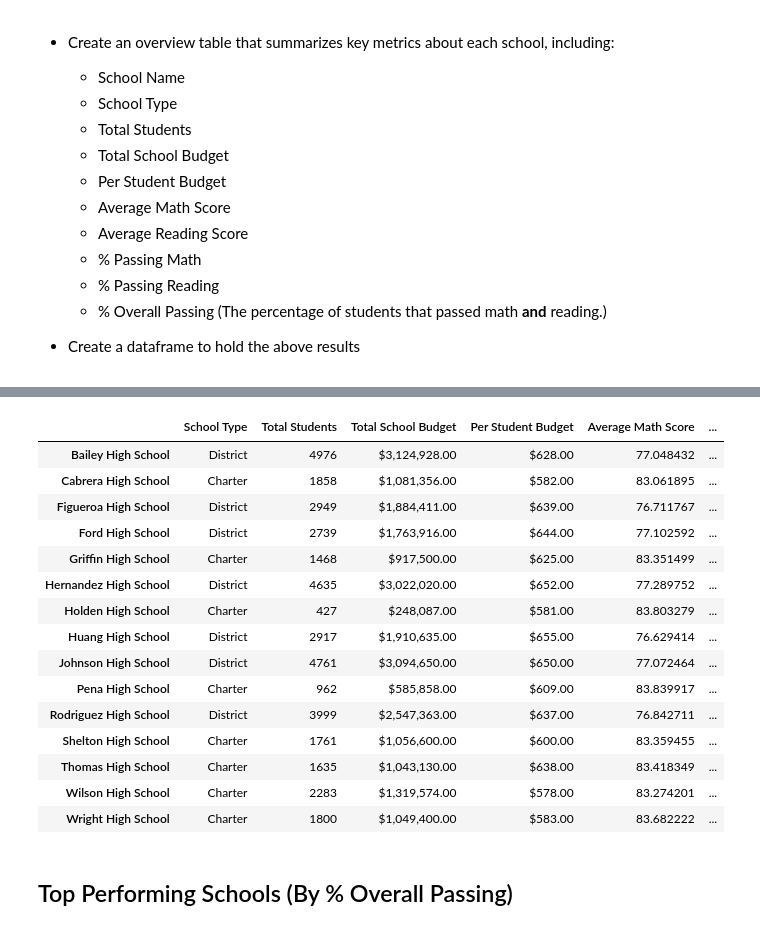
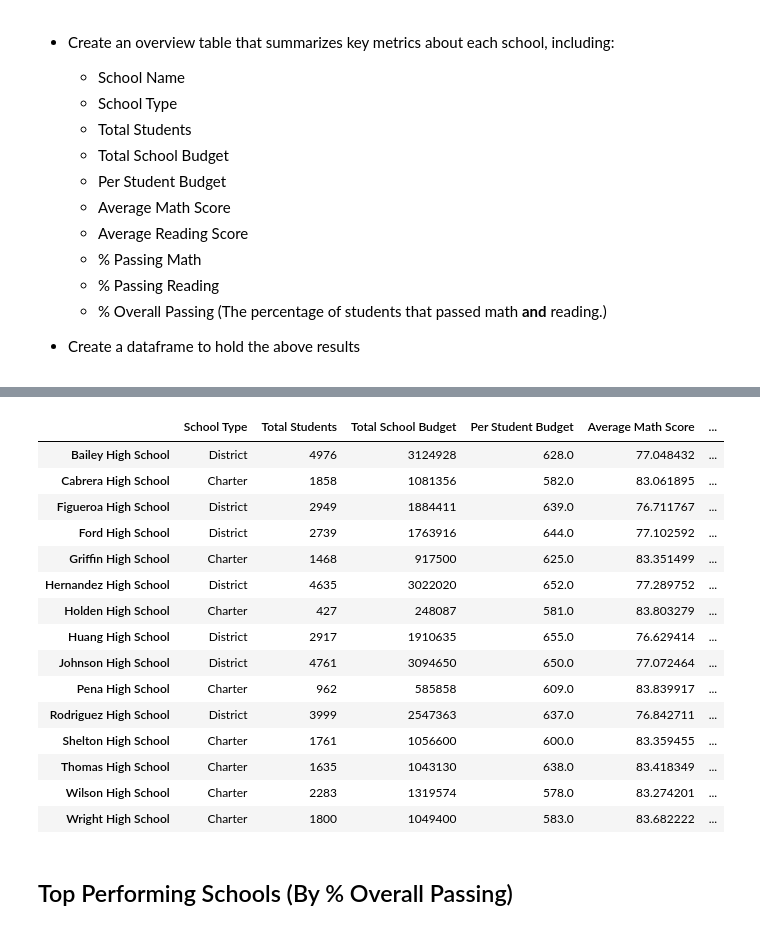
Before and after one commit to CatherinePoirier/pandas-challenge, a Jupyter notebook: PyCitySchools/main.ipynb, the cells around one changed output, grey strips where cells are left out. Drawn from its saved outputs; the diff is of its cells as text; code cells hidden in the pictures.

Commit message:
By School Data almost done

```diff
--- a/PyCitySchools/main.ipynb
+++ b/PyCitySchools/main.ipynb
@@ -175,5 +190,8 @@ school_data_complete.head()
 # %%
 #Per Student Budget will equal budget/student count
+
+per_student_budget=schl_budget/schl_student_count
+#per_student_budget
 # %%
 #Average Math Score   average_math = school_data_complete["math_score"].mean()
 schl_avg_math = grpbyschool_df["math_score"].mean()
@@ -202,20 +199,20 @@ Name: math_score, dtype: float64
+# %%
+#Average Reading Score   average_read = school_data_complete["reading_score"].mean()
+schl_avg_read = grpbyschool_df["reading_score"].mean()
+#schl_avg_read
+# %%
+#% Passing Math
+schl_pass_math=school_data_complete[school_data_complete["math_score"]>=70]
+#schl_pass_math
+schl_pass_math_count=schl_pass_math.groupby(["school_name"]).count()["math_score"]
+schl_math_pass_perc=schl_pass_math_count/schl_student_count*100
+#schl_math_pass_perc
 # %%
 #% Passing Reading
+schl_pass_reading=school_data_complete[school_data_complete["reading_score"]>=70]
+schl_pass_reading
+schl_pass_read_count=schl_pass_reading.groupby(["school_name"]).count()["reading_score"]
+schl_read_pass_perc=schl_pass_read_count/schl_student_count*100
+#schl_read_pass_perc
+
 #% Overall Passing (The percentage of students that passed math and reading.)
-# %% [output]
-|  | School Type | Total Students | Total School Budget | Per Student Budget | Average Math Score | ... |
-| Bailey High School | District | 4976 | $3,124,928.00 | $628.00 | 77.048432 | ... |
-| Cabrera High School | Charter | 1858 | $1,081,356.00 | $582.00 | 83.061895 | ... |
-| Figueroa High School | District | 2949 | $1,884,411.00 | $639.00 | 76.711767 | ... |
-| Ford High School | District | 2739 | $1,763,916.00 | $644.00 | 77.102592 | ... |
-| Griffin High School | Charter | 1468 | $917,500.00 | $625.00 | 83.351499 | ... |
-| Hernandez High School | District | 4635 | $3,022,020.00 | $652.00 | 77.289752 | ... |
-| Holden High School | Charter | 427 | $248,087.00 | $581.00 | 83.803279 | ... |
-| Huang High School | District | 2917 | $1,910,635.00 | $655.00 | 76.629414 | ... |
-| Johnson High School | District | 4761 | $3,094,650.00 | $650.00 | 77.072464 | ... |
-| Pena High School | Charter | 962 | $585,858.00 | $609.00 | 83.839917 | ... |
-| Rodriguez High School | District | 3999 | $2,547,363.00 | $637.00 | 76.842711 | ... |
-| Shelton High School | Charter | 1761 | $1,056,600.00 | $600.00 | 83.359455 | ... |
-| Thomas High School | Charter | 1635 | $1,043,130.00 | $638.00 | 83.418349 | ... |
-| Wilson High School | Charter | 2283 | $1,319,574.00 | $578.00 | 83.274201 | ... |
-| Wright High School | Charter | 1800 | $1,049,400.00 | $583.00 | 83.682222 | ... |
@@ -222,3 +225,33 @@ Name: math_score, dtype: float64
+# %%
+dataschool={
+    "School Type": schl_type,
+    "Total Students": schl_student_count,
+    "Total School Budget": schl_budget,
+    "Per Student Budget":per_student_budget,
+    "Average Math Score": schl_avg_math,
+    "Average Reading Score": schl_avg_read,
+    "% Passing Math": schl_math_pass_perc,
+    "% Passing Reading": schl_read_pass_perc
+
+    }
+pd.DataFrame(dataschool)
+# %% [output]
+|  | School Type | Total Students | Total School Budget | Per Student Budget | Average Math Score | ... |
+| Bailey High School | District | 4976 | 3124928 | 628.0 | 77.048432 | ... |
+| Cabrera High School | Charter | 1858 | 1081356 | 582.0 | 83.061895 | ... |
+| Figueroa High School | District | 2949 | 1884411 | 639.0 | 76.711767 | ... |
+| Ford High School | District | 2739 | 1763916 | 644.0 | 77.102592 | ... |
+| Griffin High School | Charter | 1468 | 917500 | 625.0 | 83.351499 | ... |
+| Hernandez High School | District | 4635 | 3022020 | 652.0 | 77.289752 | ... |
+| Holden High School | Charter | 427 | 248087 | 581.0 | 83.803279 | ... |
+| Huang High School | District | 2917 | 1910635 | 655.0 | 76.629414 | ... |
+| Johnson High School | District | 4761 | 3094650 | 650.0 | 77.072464 | ... |
+| Pena High School | Charter | 962 | 585858 | 609.0 | 83.839917 | ... |
+| Rodriguez High School | District | 3999 | 2547363 | 637.0 | 76.842711 | ... |
+| Shelton High School | Charter | 1761 | 1056600 | 600.0 | 83.359455 | ... |
+| Thomas High School | Charter | 1635 | 1043130 | 638.0 | 83.418349 | ... |
+| Wilson High School | Charter | 2283 | 1319574 | 578.0 | 83.274201 | ... |
+| Wright High School | Charter | 1800 | 1049400 | 583.0 | 83.682222 | ... |
 # %% [markdown]
 ## Top Performing Schools (By % Overall Passing)
 # %% [markdown]
```
Also changed, not shown: parts of 14 cells of this notebook.
